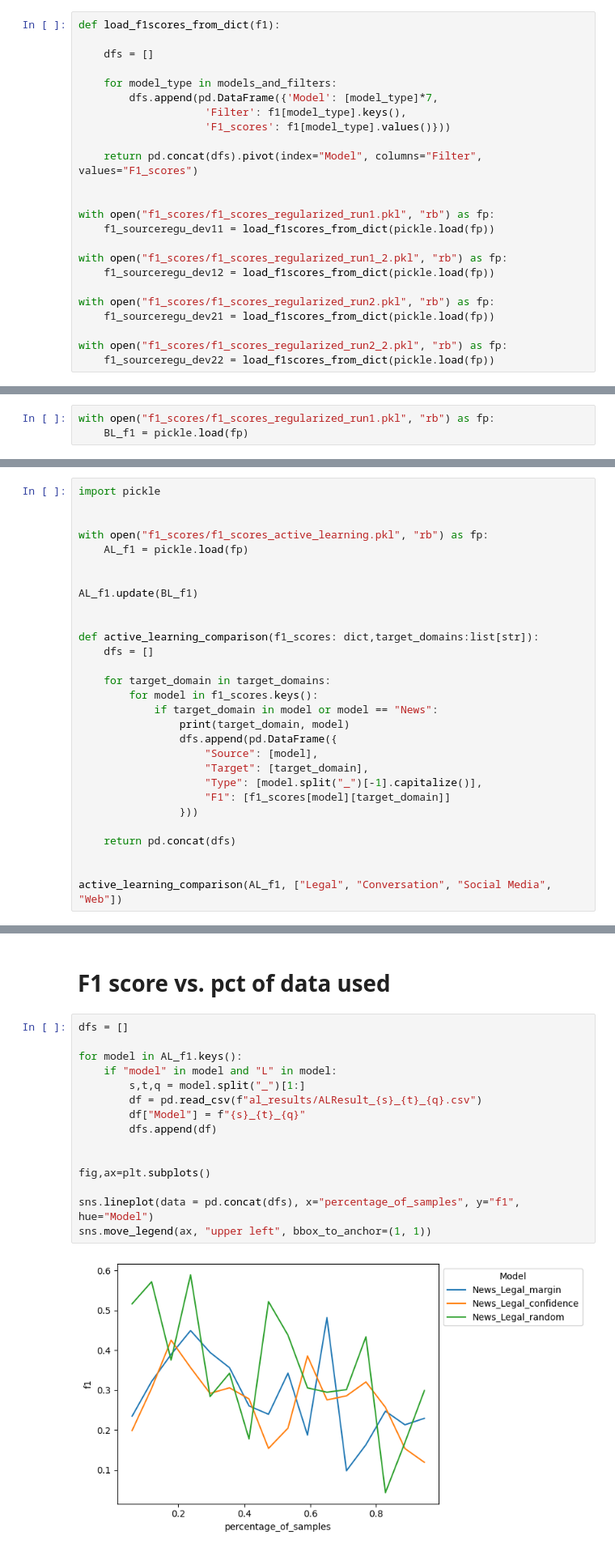
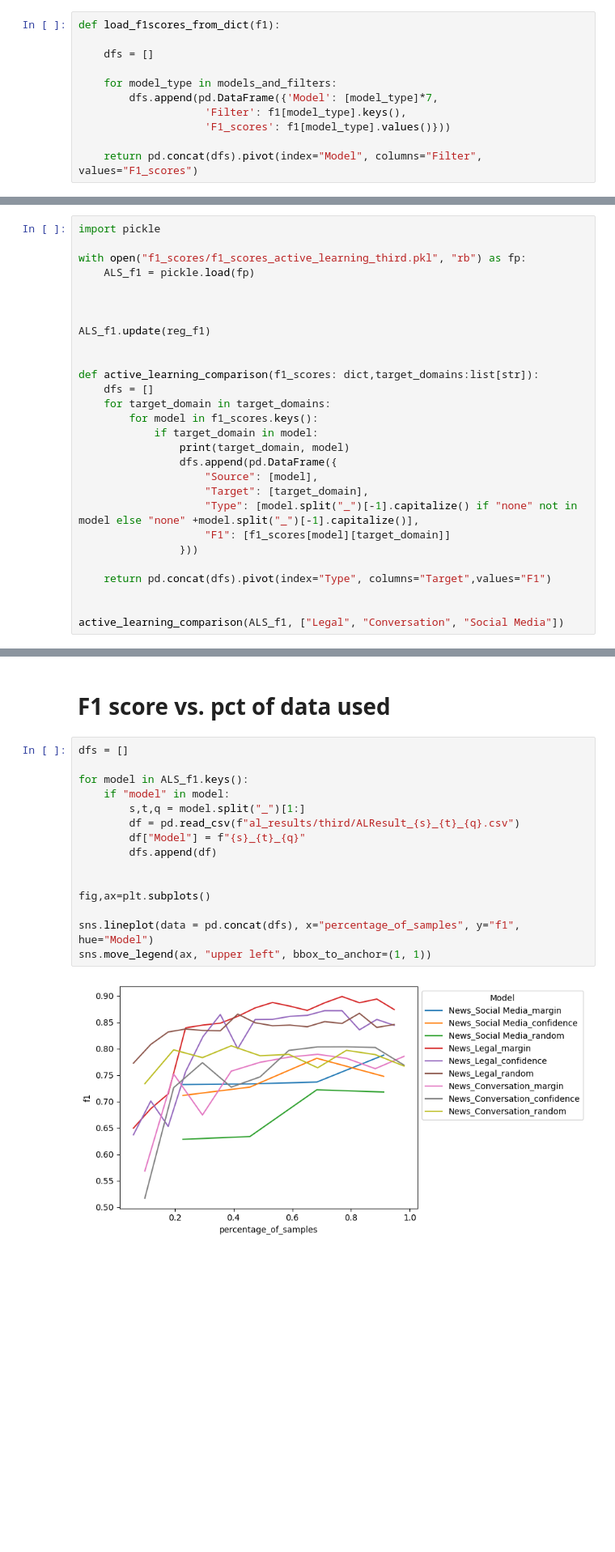
Before and after one commit to krusand/CrossNER-Active-Learning, a Jupyter notebook: spanf1.ipynb, the cells around one changed output, grey strips where cells are left out. Shown at 81% size. Cells and saved outputs as stored; diff of their text form; blank space fills up the shorter version.

Commit message:
added results

```diff
--- a/spanf1.ipynb
+++ b/spanf1.ipynb
@@ -175,16 +73,3 @@ def load_f1scores_from_dict(f1):
                     'F1_scores': f1[model_type].values()}))
 
     return pd.concat(dfs).pivot(index="Model", columns="Filter", values="F1_scores")
-
-
-with open("f1_scores/f1_scores_regularized_run1.pkl", "rb") as fp:
-    f1_sourceregu_dev11 = load_f1scores_from_dict(pickle.load(fp))
-
-with open("f1_scores/f1_scores_regularized_run1_2.pkl", "rb") as fp:
-    f1_sourceregu_dev12 = load_f1scores_from_dict(pickle.load(fp))
-
-with open("f1_scores/f1_scores_regularized_run2.pkl", "rb") as fp:
-    f1_sourceregu_dev21 = load_f1scores_from_dict(pickle.load(fp))
-
-with open("f1_scores/f1_scores_regularized_run2_2.pkl", "rb") as fp:
-    f1_sourceregu_dev22 = load_f1scores_from_dict(pickle.load(fp))
@@ -209,3 +75,0 @@ fig.tight_layout()
-# %%
-with open("f1_scores/f1_scores_regularized_run1.pkl", "rb") as fp:
-    BL_f1 = pickle.load(fp)
@@ -212,32 +82,31 @@ with open("f1_scores/f1_scores_regularized_run1.pkl", "rb") as fp:
 # %%
 import pickle
 
-
-with open("f1_scores/f1_scores_active_learning.pkl", "rb") as fp:
-    AL_f1 = pickle.load(fp)
+with open("f1_scores/f1_scores_active_learning_third.pkl", "rb") as fp:
+    ALS_f1 = pickle.load(fp)
 
 
-AL_f1.update(BL_f1)
+
+ALS_f1.update(reg_f1)
 
 
 def active_learning_comparison(f1_scores: dict,target_domains:list[str]):
     dfs = []
-
     for target_domain in target_domains:
         for model in f1_scores.keys():
-            if target_domain in model or model == "News":
+            if target_domain in model:
                 print(target_domain, model)
                 dfs.append(pd.DataFrame({
                     "Source": [model],
                     "Target": [target_domain],
-                    "Type": [model.split("_")[-1].capitalize()],
+                    "Type": [model.split("_")[-1].capitalize() if "none" not in model else "none" +model.split("_")[-1].capitalize()],
                     "F1": [f1_scores[model][target_domain]]
                 }))
 
-    return pd.concat(dfs)
+    return pd.concat(dfs).pivot(index="Type", columns="Target",values="F1")
 
 
-active_learning_comparison(AL_f1, ["Legal", "Conversation", "Social Media", "Web"])
+active_learning_comparison(ALS_f1, ["Legal", "Conversation", "Social Media"])
 # %% [output]
 Legal model_News_Legal_margin
 Legal model_News_Legal_confidence
@@ -340,17 +133,17 @@ print("]")
 # %%
 dfs = []
 
-for model in AL_f1.keys():
-    if "model" in model and "L" in model:
+for model in ALS_f1.keys():
+    if "model" in model:
         s,t,q = model.split("_")[1:]
-        df = pd.read_csv(f"al_results/ALResult_{s}_{t}_{q}.csv")
+        df = pd.read_csv(f"al_results/third/ALResult_{s}_{t}_{q}.csv")
         df["Model"] = f"{s}_{t}_{q}"
         dfs.append(df)
 
 
 fig,ax=plt.subplots()
 
 sns.lineplot(data = pd.concat(dfs), x="percentage_of_samples", y="f1", hue="Model")
 sns.move_legend(ax, "upper left", bbox_to_anchor=(1, 1))
 # %% [output]
-[figure, old version]
+[figure, new version]
```
Also changed, not shown: parts of 18 cells of this notebook, 24 other files.
